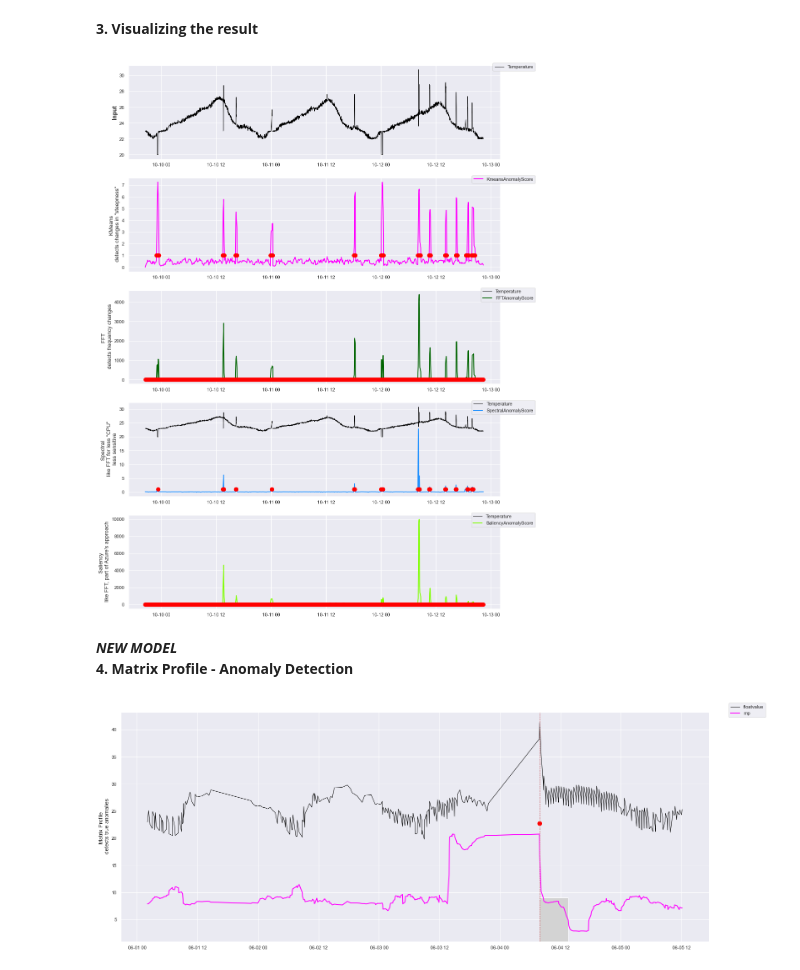
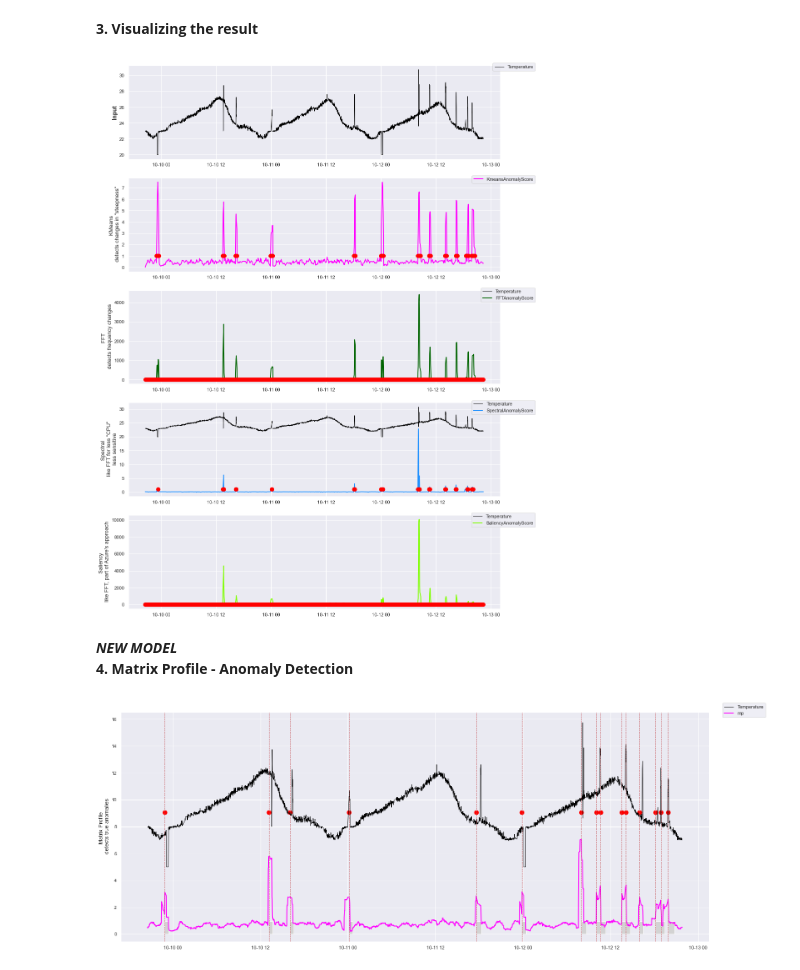
Before and after one commit to singhshraddha/ss-iotfunctions, a Jupyter notebook: notebooks/ComparingAnomalyModels.ipynb, the cells around one changed output. Drawn from its saved outputs; the diff is of its cells as text; code cells hidden in the pictures.

```diff
--- a/notebooks/ComparingAnomalyModels.ipynb
+++ b/notebooks/ComparingAnomalyModels.ipynb
@@ -56,7 +58,7 @@ For a given data run the following cells in order <br>
 datapath='../data/AzureAnomalysample.csv'; columnname='Temperature'; entity='MyRoom'; datasel=columnname
 #datapath='../data/Armstark04714B6046D5.csv'; columnname = 'vibrations'; entity='04714B6046D5'; datasel=columnname
 #datapath='../data/Armstark04714B604101.csv'; columnname = 'vibrations'; entity='04714B604101'; datasel=columnname
-datapath='../data/Cakebread36_datalastweek.csv'; columnname = 'floatvalue'; entity='CakebreadId_0036'; datasel=columnname
+#datapath='../data/Cakebread36_datalastweek.csv'; columnname = 'floatvalue'; entity='CakebreadId_0036'; datasel=columnname
 #datapath='../data/Cakebreak128.csv'; columnname = 'floatvalue'; entity='CakebreadId_0128'; datasel=columnname
 #datapath = '../data/Anomaly_Sample_data.csv'; columnname='TEMPERATURE'; entity='A101'; datasel='pressure'
 # %% [markdown]
@@ -112,15 +114,15 @@ df_plot = df_anomaly.loc[[entity]]
 df_plot.reset_index(level=[0], inplace=True)
 em.plot_all(df_plot)
 # %% [output]
-[figure, old version]
+[figure, new version]
 # %% [markdown]
 ***NEW MODEL*** <br>
 **4. Matrix Profile - Anomaly Detection**
 # %%
 #Matrix Profile
 window_size = 2**5
 mp = models.MatrixProfile(df=df_i, columnname=columnname, windowsize=window_size,z_normalized=False)
 mp.run_model()
-df_ret = mp.plot_mp(threshold=1, columnsub=2, printdata=False, motif=False)
+df_ret = mp.plot_mp(threshold=15, columnsub=15, printdata=False, motif=False)
 # %% [output]
-[figure, old version]
+[figure, new version]
```
Also changed, not shown: parts of 3 cells of this notebook.
